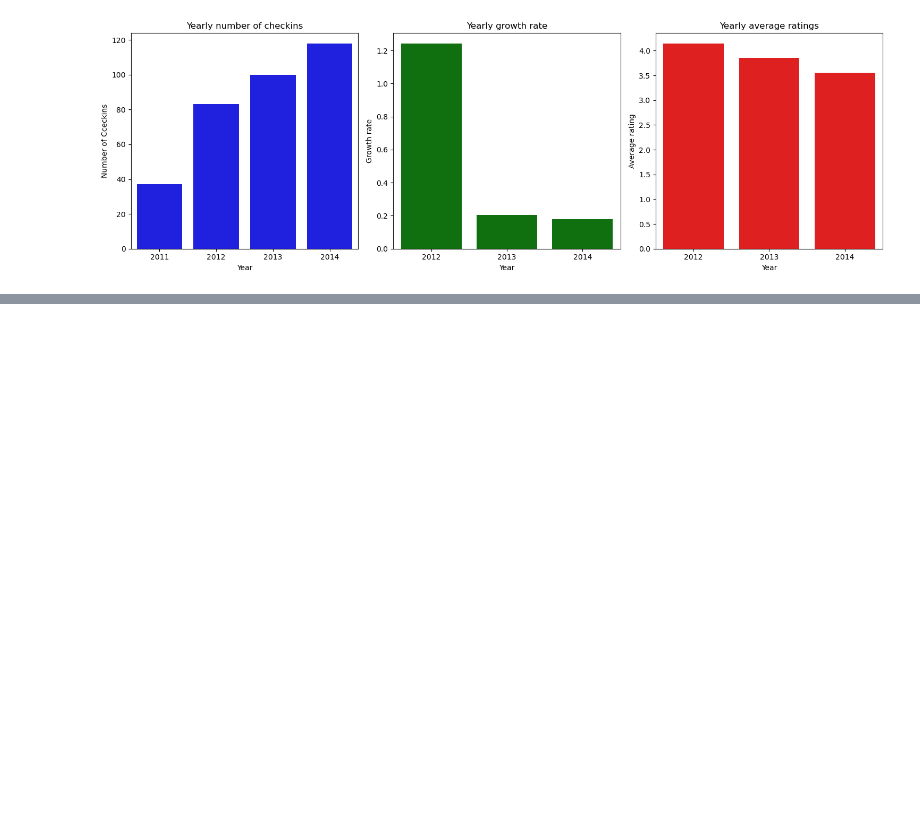
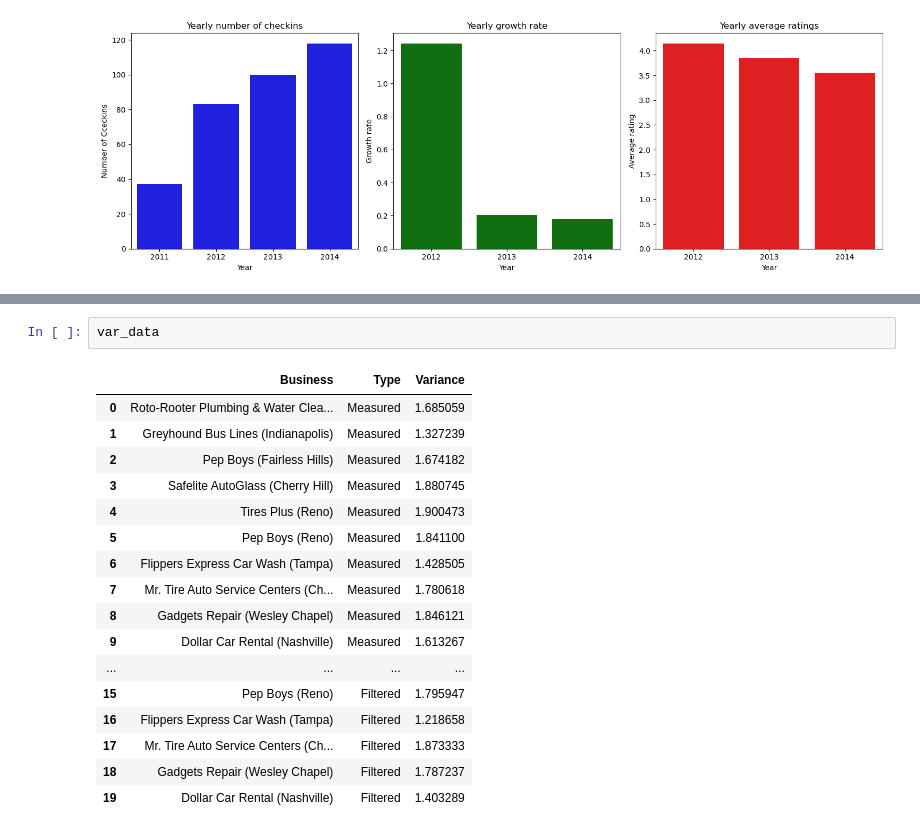
Before and after one commit to Vitali-Matteo/SMBUD-Project, a Jupyter notebook: Queries.ipynb, the cells around one changed output, grey strips where cells are left out. Drawn from its saved outputs; the diff is of its cells as text; blank space fills up the shorter version.

```diff
--- a/Queries.ipynb
+++ b/Queries.ipynb
@@ -1187,0 +1513,20 @@ plot(top_dicts[4])
+# %%
+var_data
+# %% [output]
+|  | Business | Type | Variance |
+| 0 | Roto-Rooter Plumbing & Water Clea... | Measured | 1.685059 |
+| 1 | Greyhound Bus Lines (Indianapolis) | Measured | 1.327239 |
+| 2 | Pep Boys (Fairless Hills) | Measured | 1.674182 |
+| 3 | Safelite AutoGlass (Cherry Hill) | Measured | 1.880745 |
+| 4 | Tires Plus (Reno) | Measured | 1.900473 |
+| 5 | Pep Boys (Reno) | Measured | 1.841100 |
+| 6 | Flippers Express Car Wash (Tampa) | Measured | 1.428505 |
+| 7 | Mr. Tire Auto Service Centers (Ch... | Measured | 1.780618 |
+| 8 | Gadgets Repair (Wesley Chapel) | Measured | 1.846121 |
+| 9 | Dollar Car Rental (Nashville) | Measured | 1.613267 |
+| ... | ... | ... | ... |
+| 15 | Pep Boys (Reno) | Filtered | 1.795947 |
+| 16 | Flippers Express Car Wash (Tampa) | Filtered | 1.218658 |
+| 17 | Mr. Tire Auto Service Centers (Ch... | Filtered | 1.873333 |
+| 18 | Gadgets Repair (Wesley Chapel) | Filtered | 1.787237 |
+| 19 | Dollar Car Rental (Nashville) | Filtered | 1.403289 |
```
Also changed, not shown: parts of 7 cells of this notebook, 1 other file.
